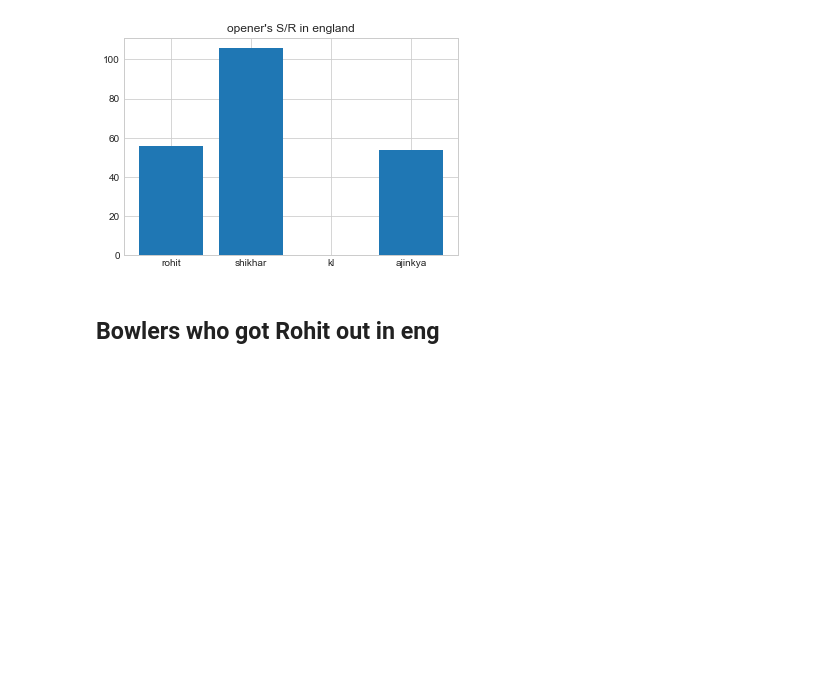
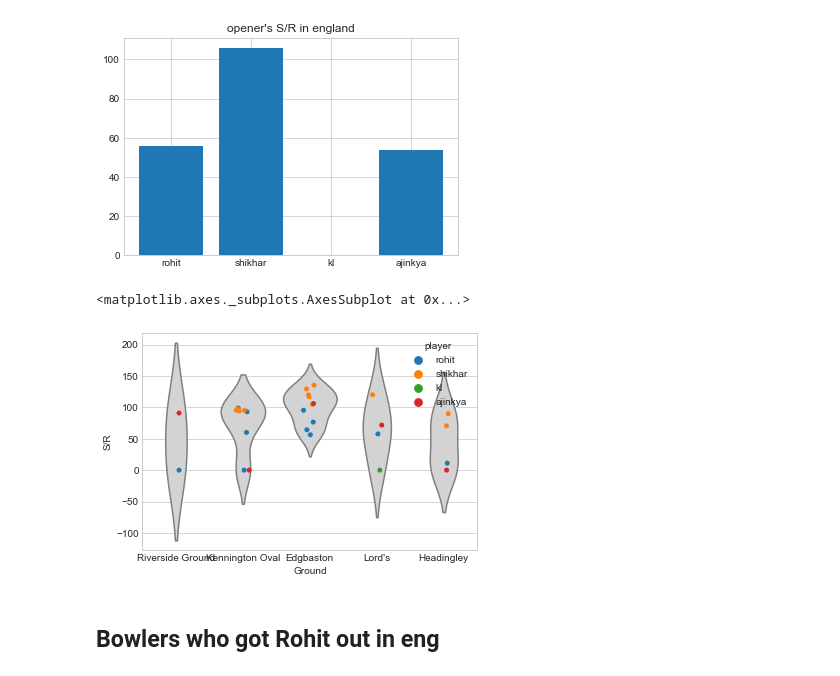
Before and after one commit to xxsacxx/WC_2019_INDIA, a Jupyter notebook: openers.ipynb, the cells around one changed output. Drawn from its saved outputs; the diff is of its cells as text; code cells hidden in the pictures; blank space fills up the shorter version.

```diff
--- a/openers.ipynb
+++ b/openers.ipynb
@@ -74,0 +82,5 @@ plt.title("opener's total run in england")
+# %%
+opener_0_eng['player']=openers[0]
+opener_1_eng['player']=openers[1]
+opener_2_eng['player']=openers[2]
+opener_3_eng['player']=openers[3]
@@ -74,0 +108,2 @@ plt.title("opener's total run in england")
+# %%
+all_openers=pd.concat([opener_0_eng, opener_1_eng,opener_2_eng,opener_3_eng], ignore_index=True)
@@ -99,6 +149,12 @@ def wickets_taken(bowlers,times,i,j):
     plt.tick_params(axis='x', which='major', labelsize=j)
     plt.tight_layout()
     plt.title(openers[i]+" wicket taken by")
+# %%
+sns.violinplot(x='Ground',y='S/R', data=all_openers,inner=None,color='lightgray')
+sns.stripplot(x='Ground',y='S/R',data=all_openers,jitter=True,size=5,hue='player')
+# %% [output]
+<matplotlib.axes._subplots.AxesSubplot at 0x...>
+[figure, added]
 # %% [markdown]
 ## Bowlers who got Rohit out in eng
 # %%
```
Also changed, not shown: parts of 11 cells of this notebook.
